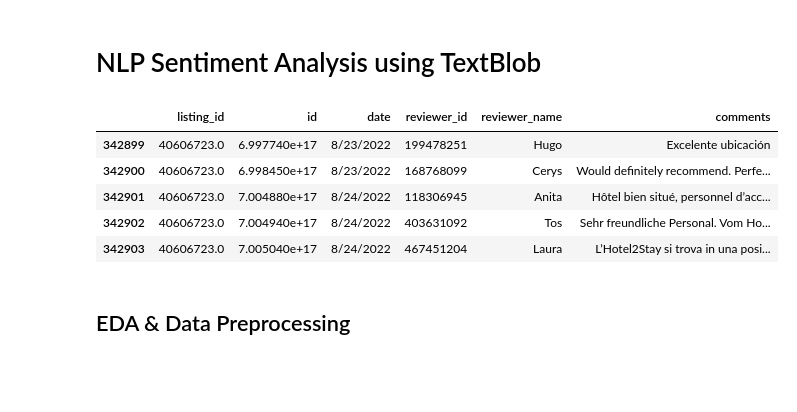
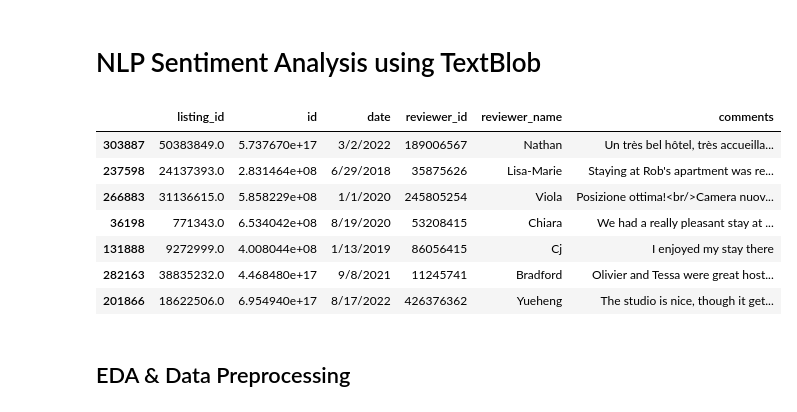
Before and after one commit to danielyaptech/DS-Capstone-Project, a Jupyter notebook: Part 5/NLP_sentiment_analysis.ipynb, the cells around one changed output. Cells and saved outputs as stored; diff of their text form; code cells hidden in the pictures; blank space fills up the shorter version.

```diff
--- a/Part 5/NLP_sentiment_analysis.ipynb
+++ b/Part 5/NLP_sentiment_analysis.ipynb
@@ -38,14 +37,16 @@ from textblob.classifiers import NaiveBayesClassifier
 # %%
 # Load and preview the dataset
 df = pd.read_csv('AirBnb_reviews.csv')
-df.tail()
+df.sample(7)
 # %% [output]
 |  | listing_id | id | date | reviewer_id | reviewer_name | comments |
-| 342899 | 40606723.0 | 6.997740e+17 | 8/23/2022 | 199478251 | Hugo | Excelente ubicación |
-| 342900 | 40606723.0 | 6.998450e+17 | 8/23/2022 | 168768099 | Cerys | Would definitely recommend. Perfe... |
-| 342901 | 40606723.0 | 7.004880e+17 | 8/24/2022 | 118306945 | Anita | Hôtel bien situé, personnel d’acc... |
-| 342902 | 40606723.0 | 7.004940e+17 | 8/24/2022 | 403631092 | Tos | Sehr freundliche Personal. Vom Ho... |
-| 342903 | 40606723.0 | 7.005040e+17 | 8/24/2022 | 467451204 | Laura | L’Hotel2Stay si trova in una posi... |
+| 303887 | 50383849.0 | 5.737670e+17 | 3/2/2022 | 189006567 | Nathan | Un très bel hôtel, très accueilla... |
+| 237598 | 24137393.0 | 2.831464e+08 | 6/29/2018 | 35875626 | Lisa-Marie | Staying at Rob's apartment was re... |
+| 266883 | 31136615.0 | 5.858229e+08 | 1/1/2020 | 245805254 | Viola | Posizione ottima!<br/>Camera nuov... |
+| 36198 | 771343.0 | 6.534042e+08 | 8/19/2020 | 53208415 | Chiara | We had a really pleasant stay at ... |
+| 131888 | 9272999.0 | 4.008044e+08 | 1/13/2019 | 86056415 | Cj | I enjoyed my stay there |
+| 282163 | 38835232.0 | 4.468480e+17 | 9/8/2021 | 11245741 | Bradford | Olivier and Tessa were great host... |
+| 201866 | 18622506.0 | 6.954940e+17 | 8/17/2022 | 426376362 | Yueheng | The studio is nice, though it get... |
 # %% [markdown]
 ## EDA & Data Preprocessing ##
 # %%
```
Also changed, not shown: parts of 53 cells of this notebook.
